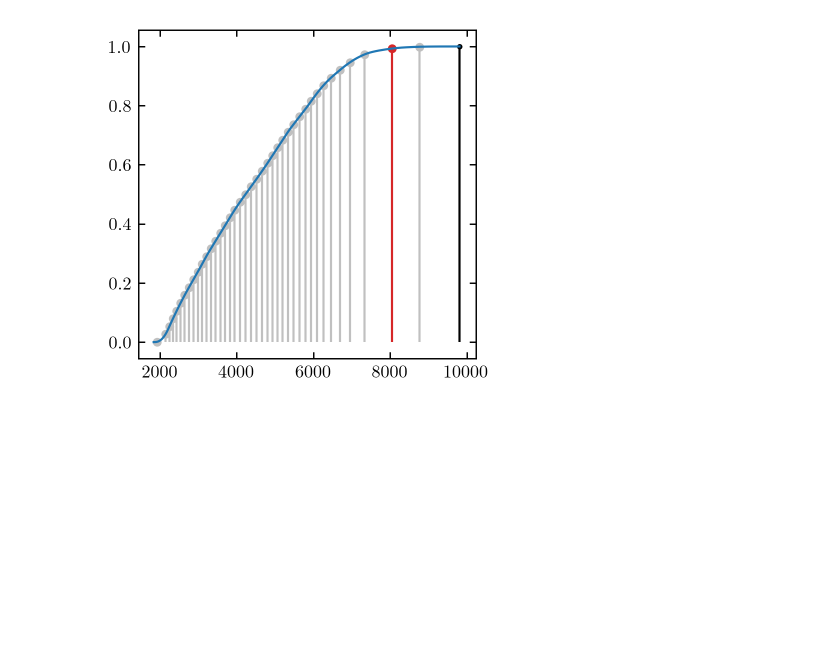
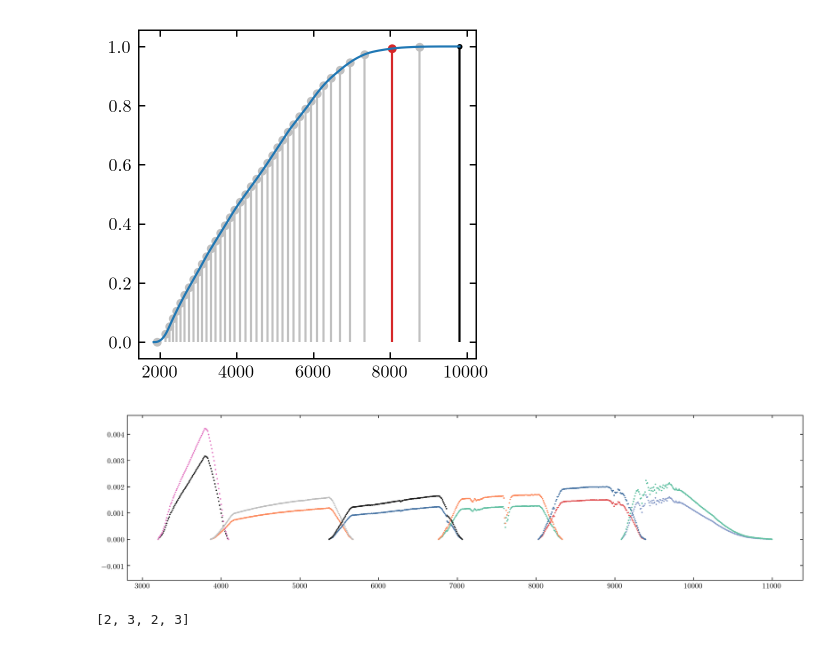
Before and after one commit to jfcrenshaw/sn_lightcurve_learning, a Jupyter notebook: new_learning_ex-Copy1.ipynb, the cells around one changed output. Cells and saved outputs as stored; diff of their text form; code cells hidden in the pictures; blank space fills up the shorter version.

```diff
--- a/new_learning_ex-Copy1.ipynb
+++ b/new_learning_ex-Copy1.ipynb
@@ -15,14 +18,3 @@ Load the LSST filters
 bandpasses = Bandpasses()
 # %% [markdown]
 Simulate a survey of SN1a
-# %%
-%%time
-model = sncosmo.Model(source='salt2-extended')
-params = {'z': 0, 't0': 0, 'x0': 1e-5, 'x1': 0.1, 'c': -0.1}
-model.update(params)
-
-bias = [0,0,0,0.01,0,0]
-survey = SNSurvey(model=model, zmax=1, area=3, cadence=1, bias=bias)
-survey.simulate(bandpasses, norm=10, Ncpus=8)
-
-print(survey)
@@ -137,3 +164,21 @@ plt.scatter(model.initbins[-1], 1, c='k')
 # %% [output]
 <matplotlib.collections.PathCollection at 0x...>
 [figure]
+# %%
+plt.rc('axes', prop_cycle=(cycler('color', ['#262626',"#fc8d62",'#4e79a7',"#66c2a5",'#e15759',"#8da0cb",'tab:pink','silver']) +
+                           cycler('linestyle', 2*['-', '--', ':', '-.']) +
+                           cycler('linewidth', 2*[1, 1.2, 1.3, 1.2])))
+# %%
+fig,ax = plt.subplots(figsize=(16,4))
+
+for band in bandpasses.bands():
+    plt.scatter(band.wavelen, 1.5*band.R)
+
+i = 0
+for band in bandpasses.bands():
+    plt.scatter(band.wavelen, 2*band.R)
+    i += 1
+    if i == 20:
+        break
+# %% [output]
+[figure, added]
@@ -139,0 +189,4 @@ plt.scatter(model.initbins[-1], 1, c='k')
+# %%
+2*[2,3]
+# %% [output]
+[2, 3, 2, 3]
```
Also changed, not shown: parts of 19 cells of this notebook, 3 other files.
